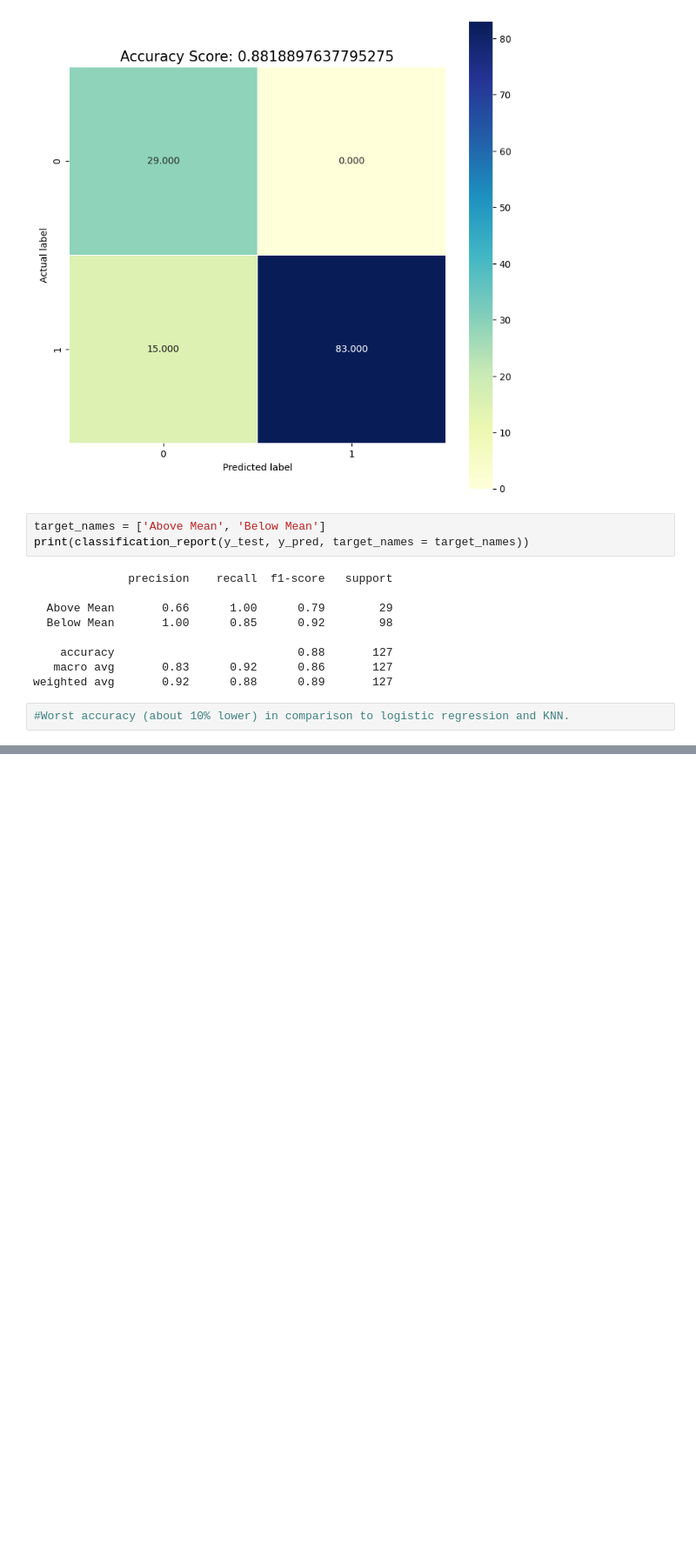
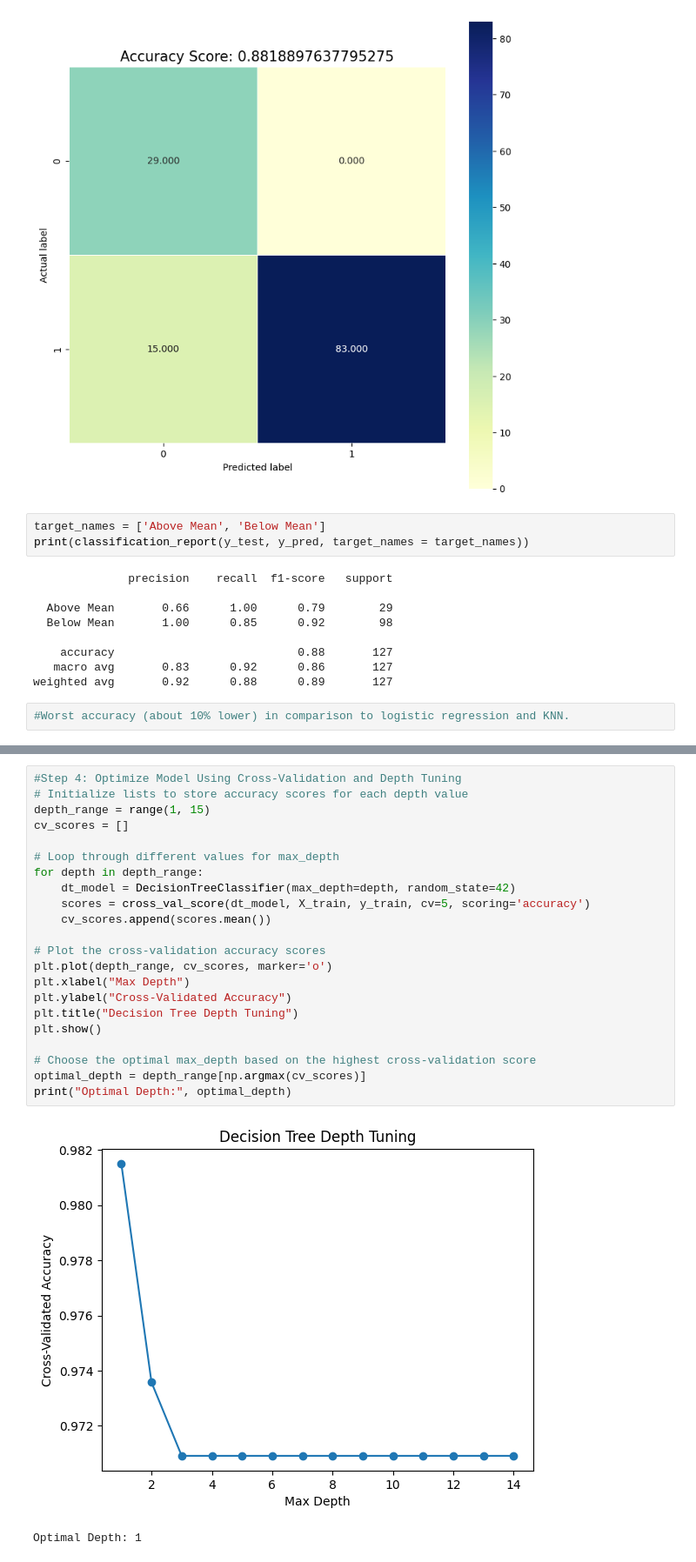
Before and after one commit to Alexander-Gebreamlak/COVID-19-Mortality-in-Ontario-Nursing-Homes, a Jupyter notebook: Covid-19 Ontario Mortality Nursing Home Analysis.ipynb, the cells around one changed output, grey strips where cells are left out. Shown at 87% size. Drawn from its saved outputs; the diff is of its cells as text; blank space fills up the shorter version.

```diff
--- a/Covid-19 Ontario Mortality Nursing Home Analysis.ipynb
+++ b/Covid-19 Ontario Mortality Nursing Home Analysis.ipynb
@@ -575,0 +636,25 @@ weighted avg       0.92      0.88      0.89       127
+# %%
+#Step 4: Optimize Model Using Cross-Validation and Depth Tuning
+# Initialize lists to store accuracy scores for each depth value
+depth_range = range(1, 15)
+cv_scores = []
+
+# Loop through different values for max_depth
+for depth in depth_range:
+    dt_model = DecisionTreeClassifier(max_depth=depth, random_state=42)
+    scores = cross_val_score(dt_model, X_train, y_train, cv=5, scoring='accuracy')
+    cv_scores.append(scores.mean())
+
+# Plot the cross-validation accuracy scores
+plt.plot(depth_range, cv_scores, marker='o')
+plt.xlabel("Max Depth")
+plt.ylabel("Cross-Validated Accuracy")
+plt.title("Decision Tree Depth Tuning")
+plt.show()
+
+# Choose the optimal max_depth based on the highest cross-validation score
+optimal_depth = depth_range[np.argmax(cv_scores)]
+print("Optimal Depth:", optimal_depth)
+# %% [output]
+[figure, added]
+Optimal Depth: 1
```
Also changed, not shown: parts of 34 cells of this notebook, 1 other file.
